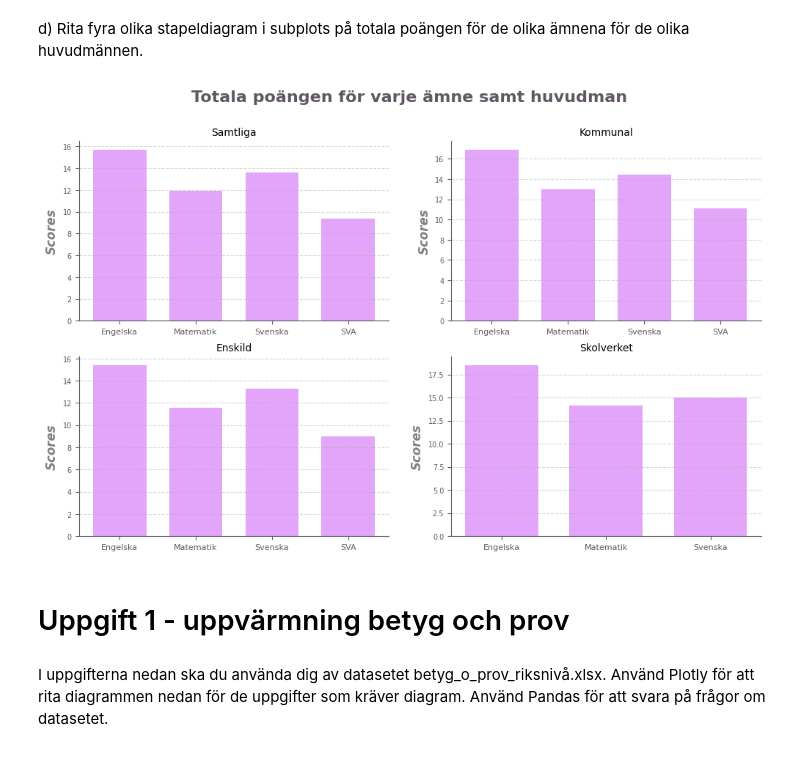
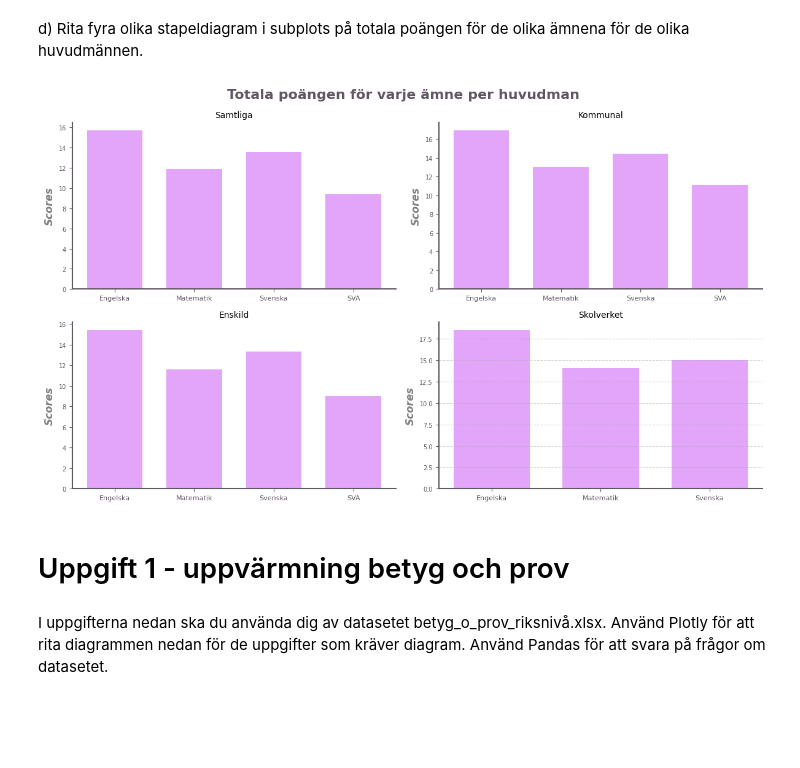
Before and after one commit to Zandri2k/Python-Sandra-Nilsson-OPA23, a Jupyter notebook: Labb_2/Labb_2.ipynb, the cells around one changed output. Cells and saved outputs as stored; diff of their text form; code cells hidden in the pictures; blank space fills up the shorter version.

```diff
--- a/Labb_2/Labb_2.ipynb
+++ b/Labb_2/Labb_2.ipynb
@@ -289,50 +289,51 @@ huvudman_names = ["Samtliga", "Kommunal", "Enskild", "Skolverket"]
 # sätter färg
 colors = ["#e3a5fa", "#e3a5fa", "#e3a5fa", "#e3a5fa"]
 GRAY = "#a291a8"
 BETONG = "#605763"
 
 total_poäng_huvudman =[total_poäng_samtliga, total_poäng_enskild, total_poäng_kommunal,total_poäng_skolverk ]
 
 # Plot stacked bar charts for each huvudman in subplots
 fig, axes = plt.subplots(nrows=2, ncols=2, figsize=(12, 7))
-fig.suptitle("Totala poängen för varje ämne samt huvudman", fontsize=16, fontweight='bold', color = BETONG)
+fig.suptitle("Totala poängen för varje ämne per huvudman", fontsize=16, fontweight='bold', color = BETONG)
 
 total_poäng_huvudman = [
     total_poäng_samtliga,
     total_poäng_enskild,
     total_poäng_kommunal,
     total_poäng_skolverk,
 ]
 
 
 for ax, poäng, huvudman_name in zip(
     axes.flatten(), total_poäng_huvudman, huvudman_names
 ):
     ax.bar(subject_names[: len(poäng)], poäng, color = colors, width= 0.7)
     ax.set_title(huvudman_name, fontsize=10)
     ax.set_ylabel('Scores', fontsize=12, fontstyle='italic', color='gray', fontweight = "bold")
     ax.tick_params(axis='x', labelsize=8, colors=BETONG)
     ax.tick_params(axis='y', labelsize=7, colors=BETONG)
 
-    ax.spines["left"].set_color(BETONG)
-    ax.spines["bottom"].set_color(BETONG)
-    ax.spines["top"].set_visible(False)
-    ax.spines["right"].set_visible(False)
+
+    for spine in ['left', 'bottom']:
+        ax.spines[spine].set_color(BETONG)
+        ax.spines[spine].set_linewidth(1.5)
+        ax.spines["top"].set_visible(False)
+        ax.spines["right"].set_visible(False)
+
+ax.grid(axis='y', linestyle='--', alpha=0.5)
+
+plt.tight_layout()
+plt.show()
 
 
-
-    ax.grid(axis='y', linestyle='--', alpha=0.5)
-
-
-
-
-
-
-
-# for axes, huvudman_name in zip(axes.flatten(), huvudman_names): # får ut huvudnamn på vare graf
-#    axes.set_title(huvudman_name, fontsize = 10)
+   # ax.spines["left"].set_color(BETONG)
+   # ax.spines["bottom"].set_color(BETONG)
+   # ax.spines["top"].set_visible(False)
+   # ax.spines["right"].set_visible(False)
+   # ax.grid(axis='y', linestyle='--', alpha=0.5)
 # %% [output]
-[figure, old version]
+[figure, new version]
 # %%
 ##subject_names = ["Engelska", "Matematik", "Svenska", "SAS"]
 ##huvudman_names = ["Samtliga", "Kommunal", "Enskild", "Skolverket"]
```
Also changed, not shown: parts of 4 cells of this notebook.
